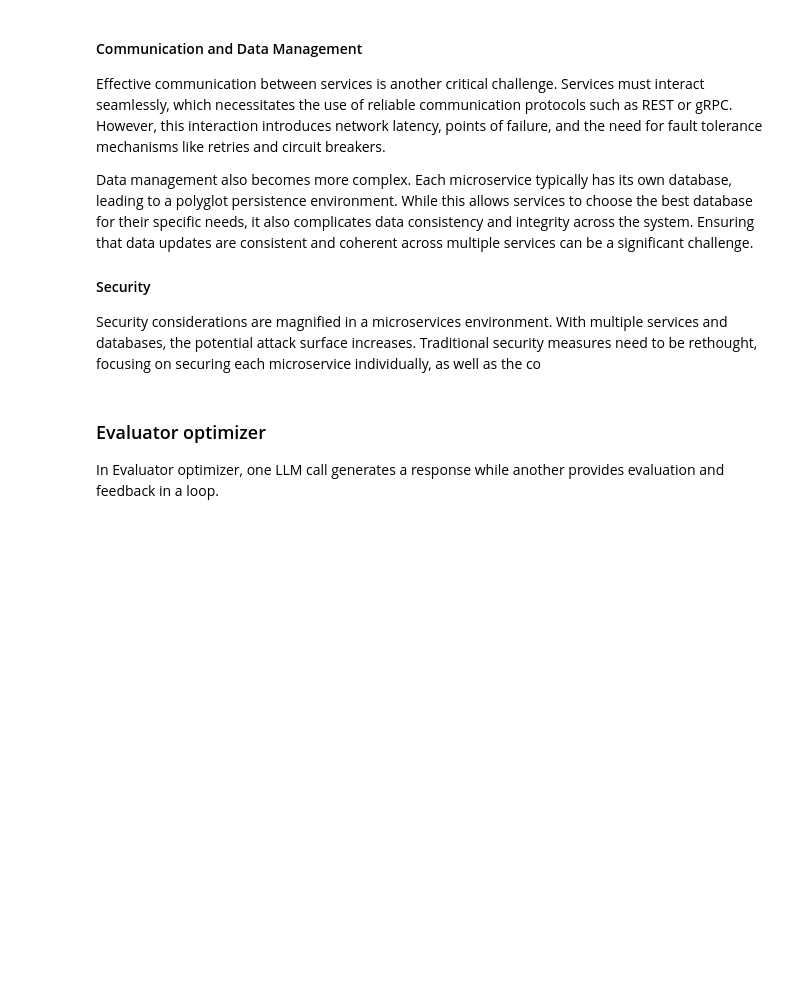
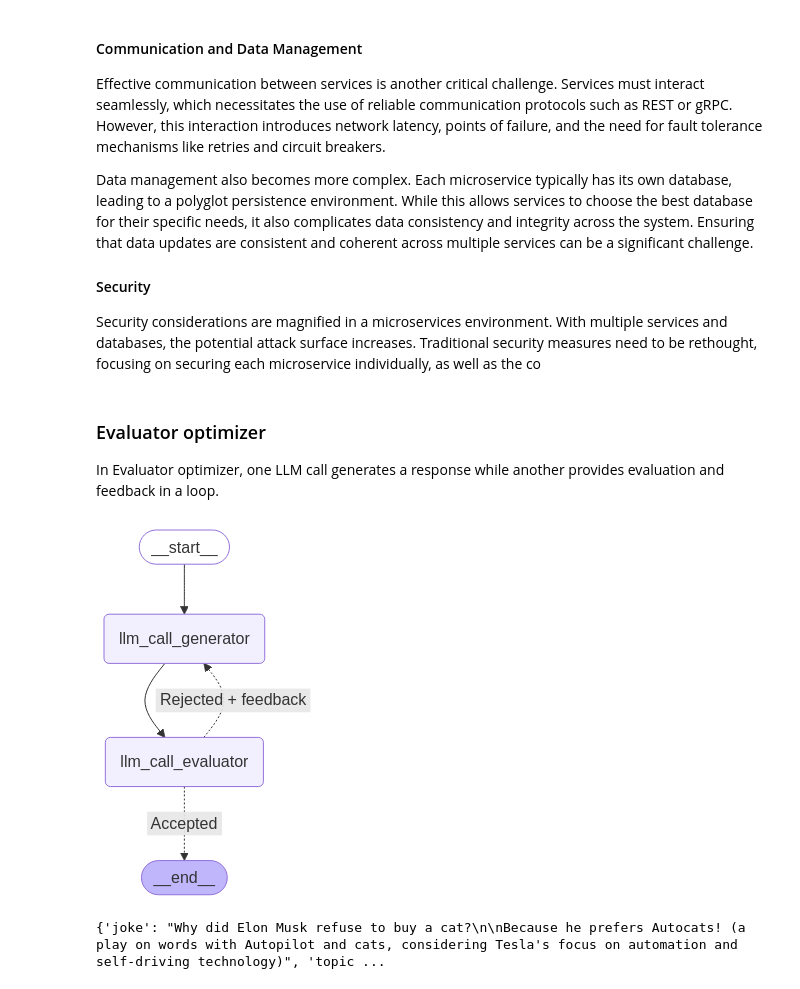
Before and after one commit to suryanshp1/agenticai-practice, a Jupyter notebook: Langgraph/pydantic.ipynb, the cells around one changed output. Saved outputs shown, nothing was run; the diff lists cells and outputs as text; code cells hidden in the pictures; blank space fills up the shorter version.

Commit message:
feat: pydantic cont.

```diff
--- a/Langgraph/pydantic.ipynb
+++ b/Langgraph/pydantic.ipynb
@@ -556,6 +556,13 @@ Security considerations are magnified in a microservices environment. With multi
 
 In Evaluator optimizer, one LLM call generates a response while another provides evaluation and feedback in a loop.
 # %%
+from langgraph.graph import StateGraph, START, END
+from pydantic import BaseModel, Field
+from typing_extensions import TypedDict
+from typing import Literal
+from IPython.display import Image, display
+
+
 # Graph State
 
 class State(TypedDict):
@@ -577,30 +584,57 @@ class FeedBack(BaseModel):
 # Augument the LLM with schema for structured output
 evaluator = llm.with_structured_output(FeedBack)
 
 # Nodes
 def llm_call_generator(state: State):
     """LLM generates a joke"""
     if  state.get("feedback"):
         msg = llm.invoke(
             f"Write a joke about {state['topic']} but take account the feedback: {state['feedback']}"
         )
     else:
         msg = llm.invoke(f"Write a joke about {state['topic']}")
 
     return {"joke": msg.content}
 
 def llm_call_evaluator(state: State):
     """LLM evaluates the joke"""
     grade = evaluator.invoke(
         f"grade the joke {state['joke']}"
     )
     return {"funny_or_not": grade.grade, "feedback": grade.feedback}
 
 # Conditional edge function to route back to a joke generator or end based upon feedback from the evaluator
 def route_joke(state: State):
     """Route back to joke generator or end based upon feedback from the evaluator"""
 
     if state["funny_or_not"] == "funny":
         return "Accepted"
     elif state["funny_or_not"] == "not funny":
         return "Rejected + feedback"
+
+# Build Workflow
+optimizer_builder = StateGraph(State)
+
+# Add the nodes
+optimizer_builder.add_node("llm_call_generator", llm_call_generator)
+optimizer_builder.add_node("llm_call_evaluator", llm_call_evaluator)
+
+# Add edges to connect nodes
+optimizer_builder.add_edge(START, "llm_call_generator")
+optimizer_builder.add_edge("llm_call_generator", "llm_call_evaluator")
+optimizer_builder.add_conditional_edges("llm_call_evaluator", route_joke, {"Accepted": END, "Rejected + feedback": "llm_call_generator"})
+
+# compile the workflow
+optimizer_worker = optimizer_builder.compile()
+
+# show the graph
+display(Image(optimizer_worker.get_graph().draw_mermaid_png()))
+# %% [output]
+[figure, added]
+# %%
+# Invoke
+
+state = optimizer_worker.invoke({"topic": "Elon Musk"})
+print(state)
+# %% [output]
+{'joke': "Why did Elon Musk refuse to buy a cat?\n\nBecause he prefers Autocats! (a play on words with Autopilot and cats, considering Tesla's focus on automation and self-driving technology)", 'topic ...
```
